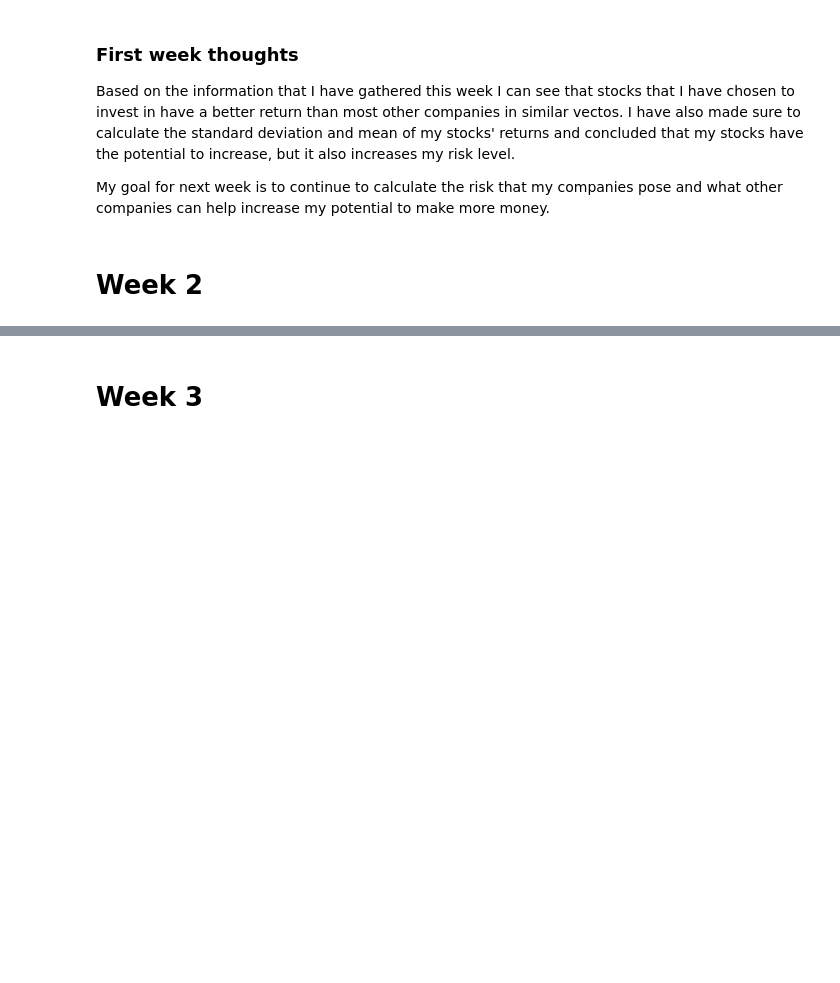
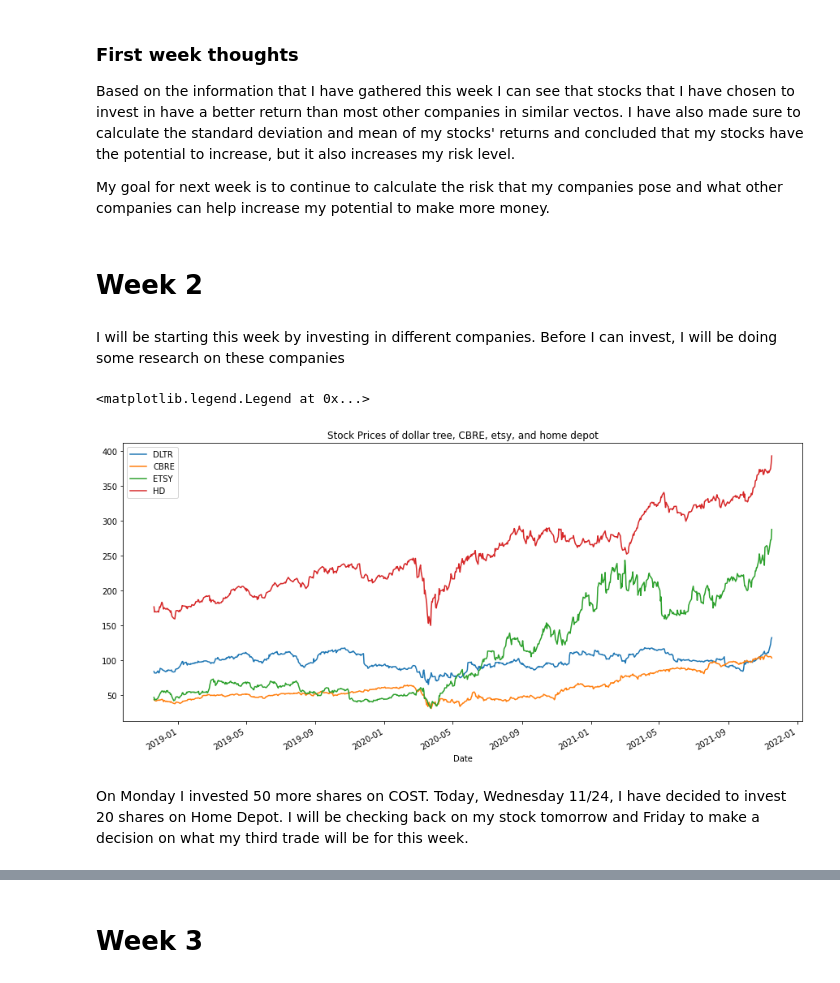
Before and after one commit to AnaEstrada1996/Project4, a Jupyter notebook: Investopedia_project4.ipynb, the cells around one changed output, grey strips where cells are left out. Drawn from its saved outputs; the diff is of its cells as text; code cells hidden in the pictures; blank space fills up the shorter version.

Commit message:
Week 2 Progress

```diff
--- a/Investopedia_project4.ipynb
+++ b/Investopedia_project4.ipynb
@@ -302,3 +303,22 @@ Based on the information that I have gathered this week I can see that stocks th
 My goal for next week is to continue to calculate the risk that my companies pose and what other companies can help increase my potential to make more money.
 # %% [markdown]
 # Week 2
+# %% [markdown]
+I will be starting this week by investing in different companies. Before I can invest, I will be doing some research on these companies
+# %%
+dollar_tree = DataReader('DLTR', 'yahoo', start, stop)
+cbre = DataReader('CBRE', 'yahoo', start, stop)
+etsy = DataReader('ETSY', 'yahoo', start, stop)
+home_depot = DataReader('HD', 'yahoo', start, stop)
+# %%
+dollar_tree['Open'].plot(label = 'DLTR', figsize = (15,7))
+cbre['Open'].plot(label = "CBRE")
+etsy['Open'].plot(label = 'ETSY')
+home_depot['Open'].plot(label = 'HD')
+plt.title('Stock Prices of dollar tree, CBRE, etsy, and home depot')
+plt.legend()
+# %% [output]
+<matplotlib.legend.Legend at 0x...>
+[figure, added]
+# %% [markdown]
+On Monday I invested 50 more shares on COST. Today, Wednesday 11/24, I have decided to invest 20 shares on Home Depot. I will be checking back on my stock tomorrow and Friday to make a decision on what my third trade will be for this week.
```
Also changed, not shown: parts of 30 cells of this notebook.
